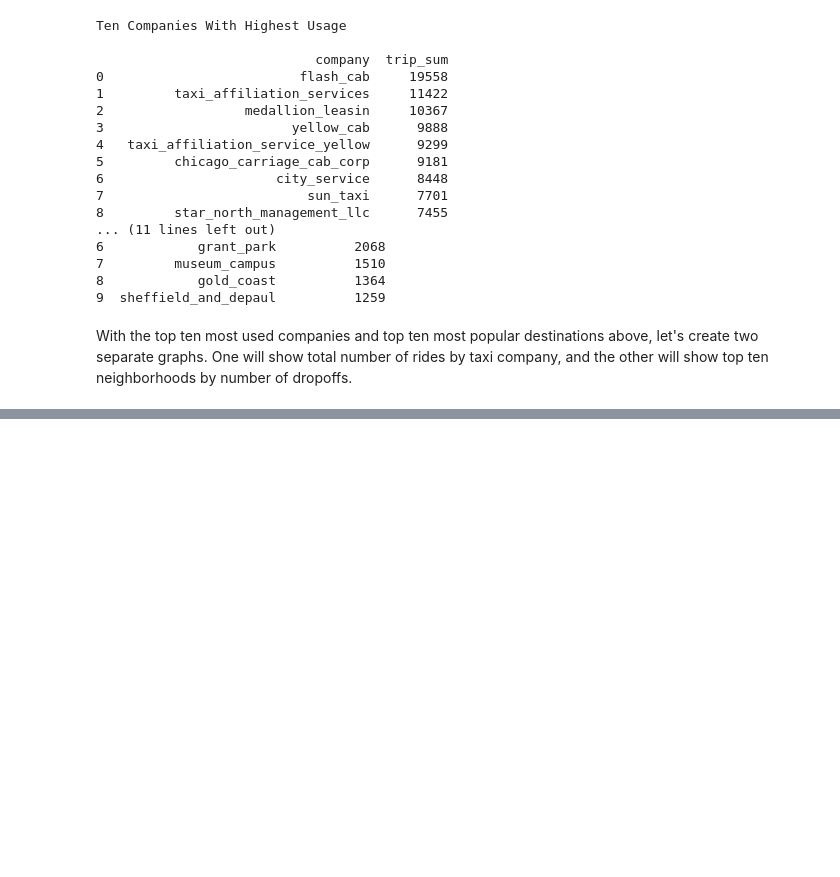
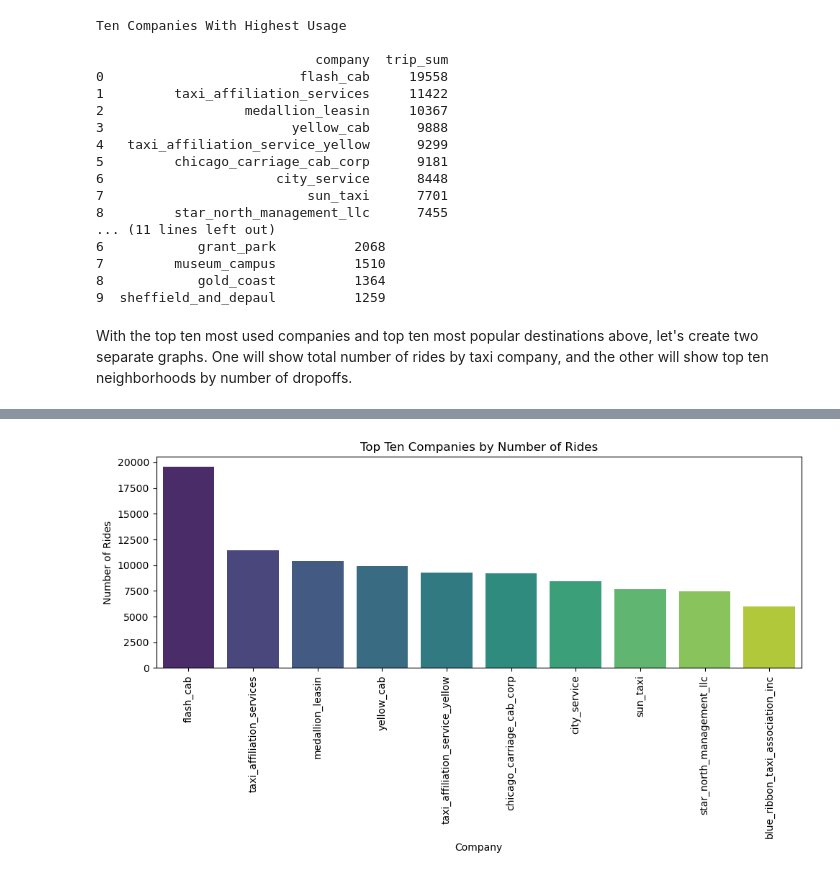
Before and after one commit to DHE42/zuber, a Jupyter notebook: zuber_notebook.ipynb, the cells around one changed output, grey strips where cells are left out. Saved outputs shown, nothing was run; the diff lists cells and outputs as text; code cells hidden in the pictures; blank space fills up the shorter version.

Commit message:
Created bar graphs for each of the top ten destinations and ride companies.

```diff
--- a/zuber_notebook.ipynb
+++ b/zuber_notebook.ipynb
@@ -420,0 +415,14 @@ loop_ohare_df written to loop_ohare_df.csv
+# %%
+# Write a bar graph displaying number of rides for each company
+
+plt.figure(figsize=(10, 6))
+sns.barplot(x='company', y='trip_sum', data=top_ten_companies, palette='viridis', hue='company')
+plt.title('Top Ten Companies by Number of Rides')
+plt.xlabel('Company')
+plt.ylabel('Number of Rides')
+plt.xticks(rotation=90)
+plt.tight_layout()
+plt.savefig('total_rides.png')
+plt.show()
+# %% [output]
+[figure, added]
```
Also changed, not shown: parts of 2 cells of this notebook, 2 other files.
